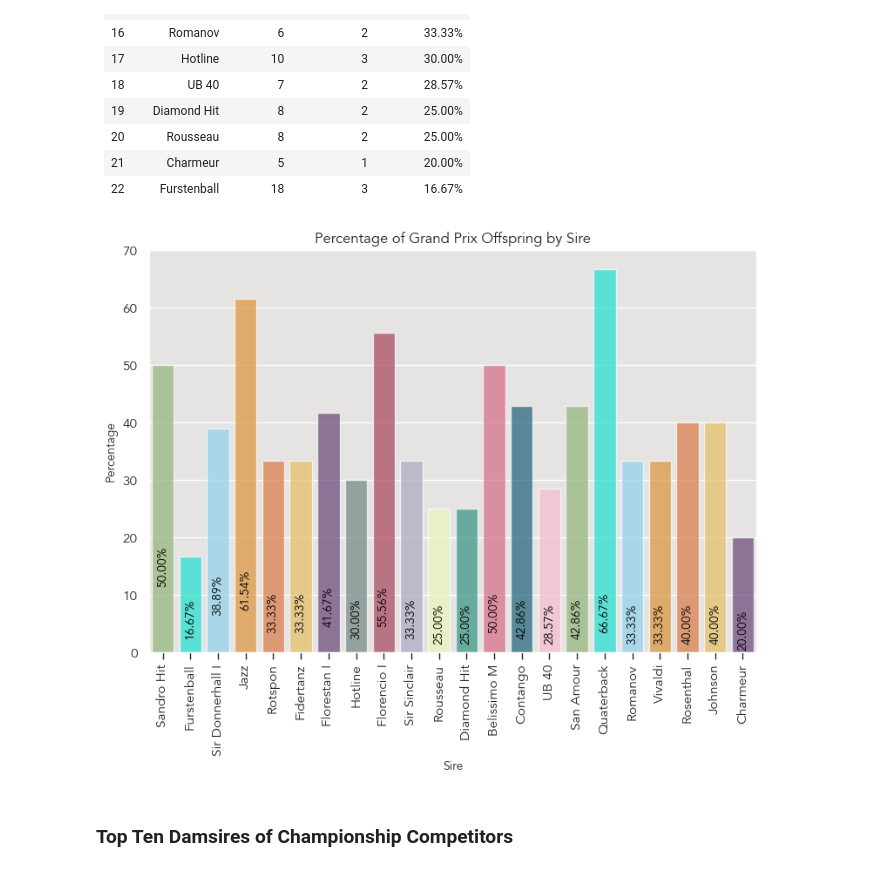
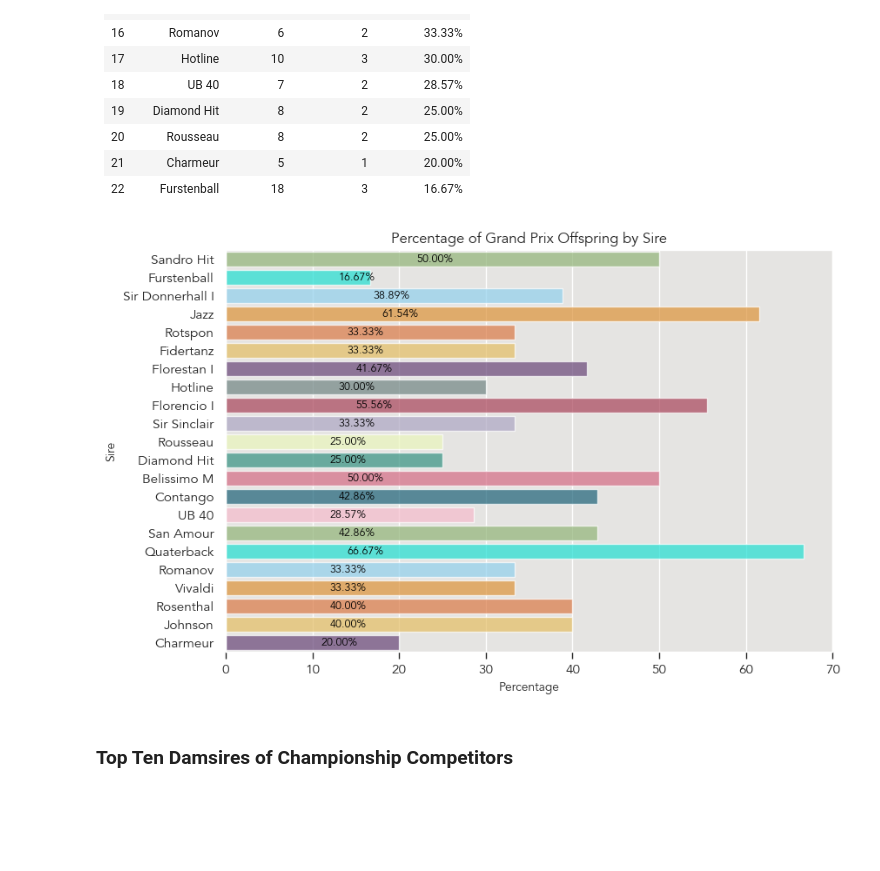
Before and after one commit to siobyrne/young-dressage-horse-program-analysis, a Jupyter notebook: younghorse.ipynb, the cells around one changed output. Saved outputs shown, nothing was run; the diff lists cells and outputs as text; code cells hidden in the pictures; blank space fills up the shorter version.

Commit message:
Change sire and damsire GP offspring percentage barplots to horizontal

```diff
--- a/younghorse.ipynb
+++ b/younghorse.ipynb
@@ -1328,36 +1351,31 @@ sire_df = sire_df.loc[(sire_df['Offspring'] >= 5)]
 # %%
 ax = plt.subplots(figsize=(9, 6))
 
-ax = sns.barplot(x='Sire', y='GP Percentage', data=sire_df, palette=color_palette, alpha=.7)
+ax = sns.barplot(y='Sire', x='GP Percentage', data=sire_df, palette=color_palette, alpha=.7)
+
+offspring_count = top_sires['Count of Horses'].value_counts()
 
 percentage = sire_df['GP Percentage']
 
-#for i in ax.containers:
-    #ax.bar_label(i,)
 
 for index, row in sire_df.iterrows():
-   plt.text(index, row['GP Offspring'], f"{row['GP Percentage']:.2f}%",
-            color='black', fontsize=10, ha="center",rotation=90)
+   plt.text(row['GP Offspring'] + 10, index, f"{row['GP Percentage']:.2f}%",
+          color='black', fontsize=9, ha="left", va='center')
 
-#patches = ax.patches
-#for i in range(len(patches)):
- #  x = patches[i].get_x() + patches[i].get_width()/2
-  # y = patches[i].get_height()+.08
-   #ax.annotate('{:.1f}%'.format(percentage[i]), (x, y), ha='center', rotation=90, fontsize=10)
 
 # set title, xlabel, and ylabel
 ax.set_title('Percentage of Grand Prix Offspring by Sire')
-ax.set_ylabel('Percentage')
-ax.set_xlabel('Sire')
+ax.set_ylabel('Sire')
+ax.set_xlabel('Percentage')
 
 # rotate xticks
-plt.xticks(rotation=90)
+#plt.xticks(rotation=90)
 
 # save and show figure
 plt.savefig('images/gp-sire-percentage.png')
 plt.show()
 # %% [output]
-[figure, old version]
+[figure, new version]
 # %% [markdown]
 ### Top Ten Damsires of Championship Competitors
 # %%
```
Also changed, not shown: parts of 13 cells of this notebook, 3 other files.
